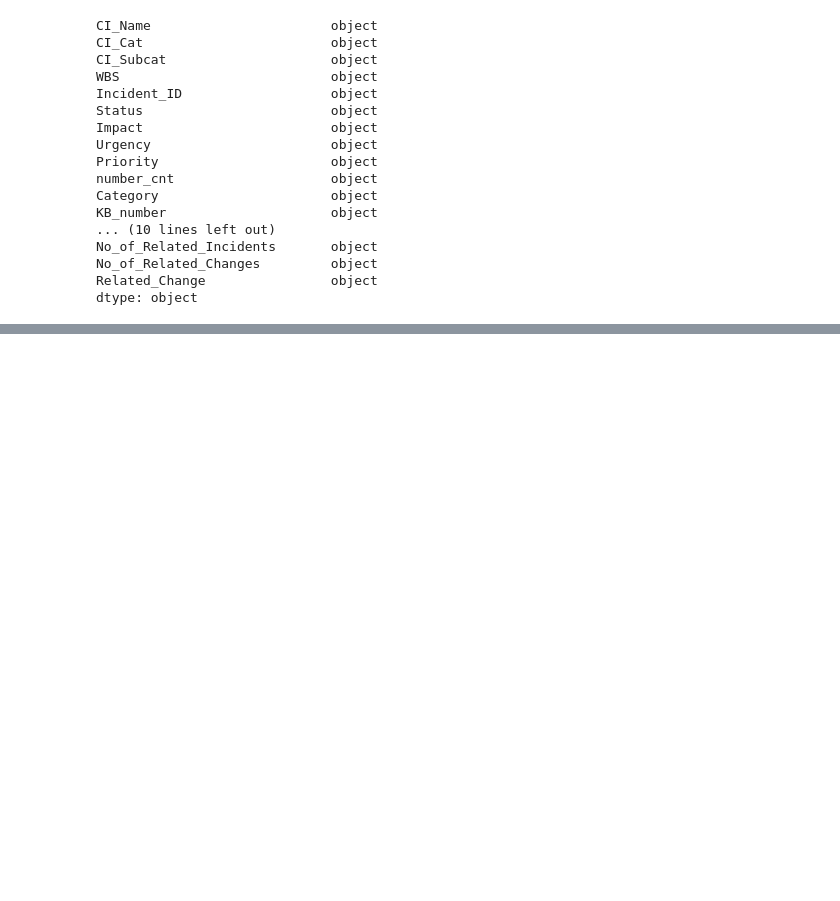
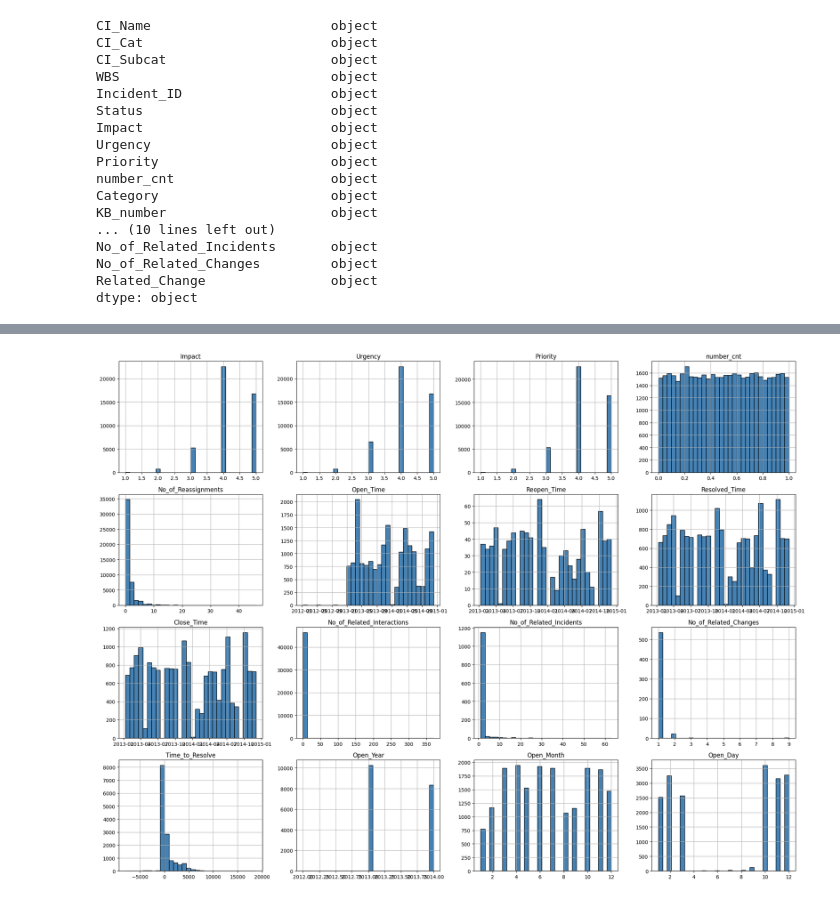
Before and after one commit to GangasrinivasKatraji/ABC-Tech-s, a Jupyter notebook: ABC.ipynb, the cells around one changed output, grey strips where cells are left out. Cells and saved outputs as stored; diff of their text form; code cells hidden in the pictures; blank space fills up the shorter version.

```diff
--- a/ABC.ipynb
+++ b/ABC.ipynb
@@ -136,0 +341,8 @@ dtype: object
+# %%
+# Univariate Analysis
+# Histograms
+df.hist(bins=30, figsize=(20, 15), color='steelblue', edgecolor='black')
+plt.tight_layout()
+plt.show()
+# %% [output]
+[figure, added]
```
Also changed, not shown: parts of 36 cells of this notebook, 1 other file.
